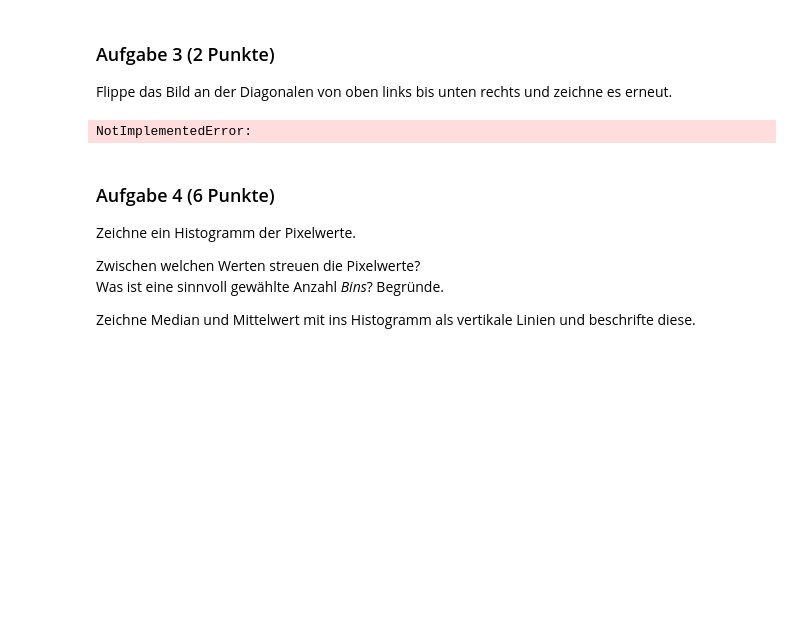
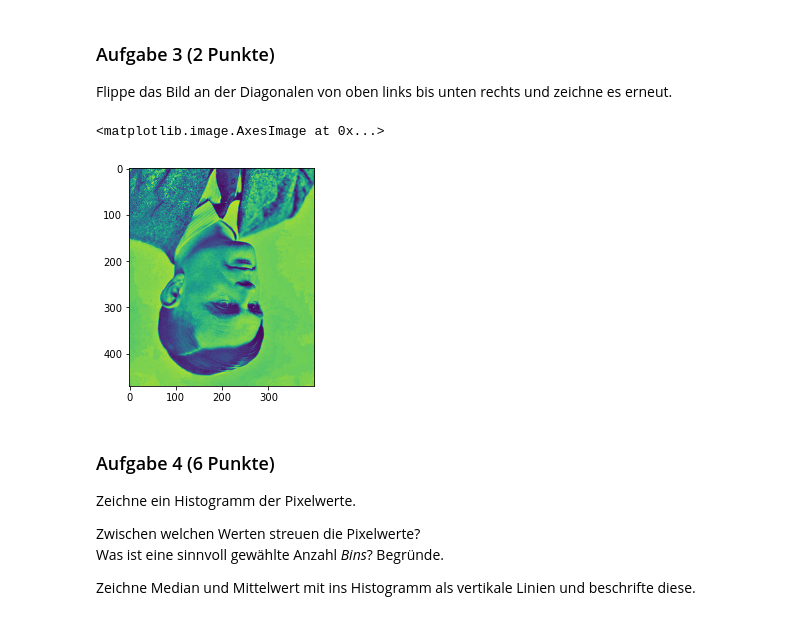
Before and after one commit to marcschny/dsp_assignments, a Jupyter notebook: assignments/assignment08_graded/assignment08_graded.ipynb, the cells around one changed output. Saved outputs shown, nothing was run; the diff lists cells and outputs as text; code cells hidden in the pictures; blank space fills up the shorter version.

```diff
--- a/assignments/assignment08_graded/assignment08_graded.ipynb
+++ b/assignments/assignment08_graded/assignment08_graded.ipynb
@@ -72,11 +72,14 @@ Ja ich habe bereits von ihm im Modul "Einführung Theoretische Informatik" gehö
 ### Aufgabe 3 (2 Punkte)
 
 Flippe das Bild an der Diagonalen von oben links bis unten rechts und zeichne es erneut.
-# %%
- # YOUR CODE HERE
-raise NotImplementedError()
-# %% [output]
-NotImplementedError:
+# %%
+# flip image diagonally - it basically combines 'flipud' and 'fliplr', which flips numpy-arrays vertically and horizontally
+img_flipped = np.flip(img)
+# show flipped image
+plt.imshow(img_flipped)
+# %% [output]
+<matplotlib.image.AxesImage at 0x...>
+[figure, added]
 # %% [markdown]
 ### Aufgabe 4 (6 Punkte)
 
```
Also changed, not shown: parts of 2 cells of this notebook.
